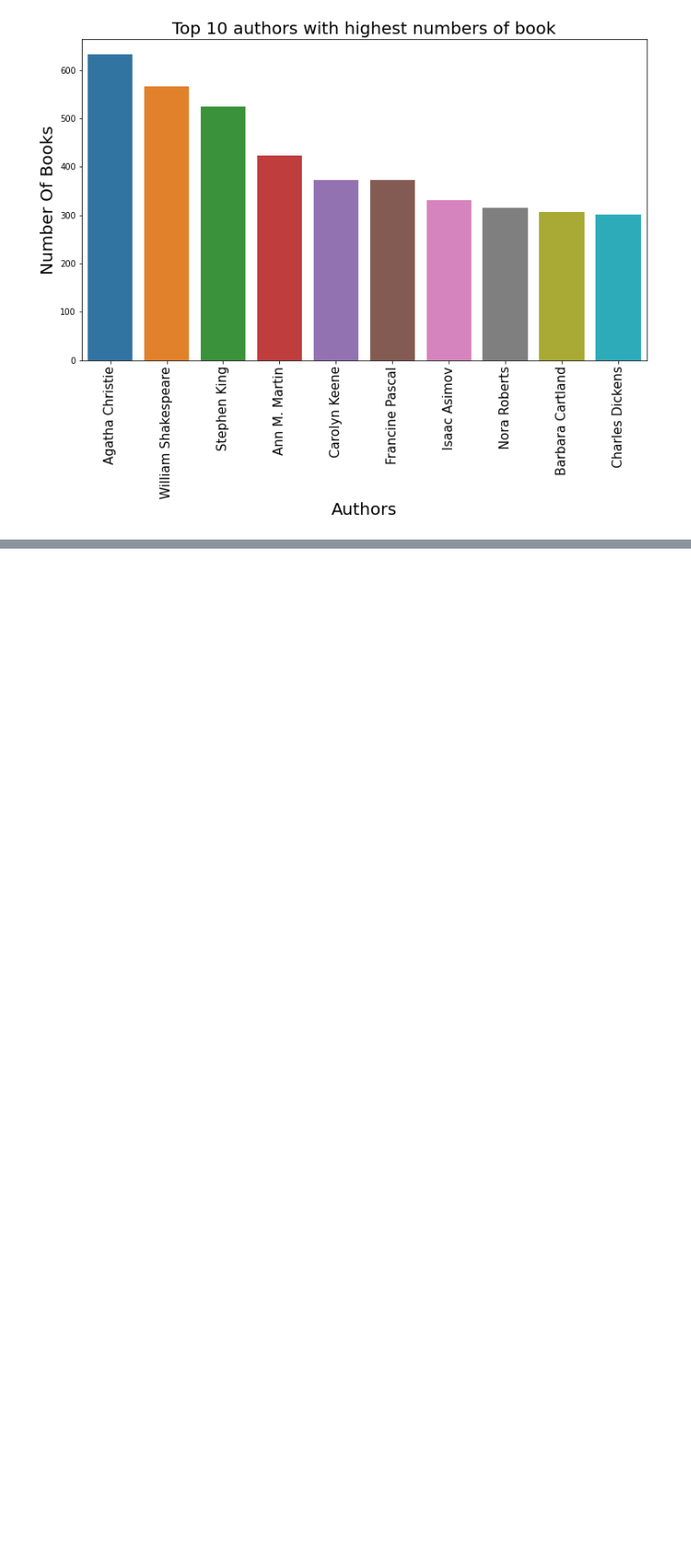
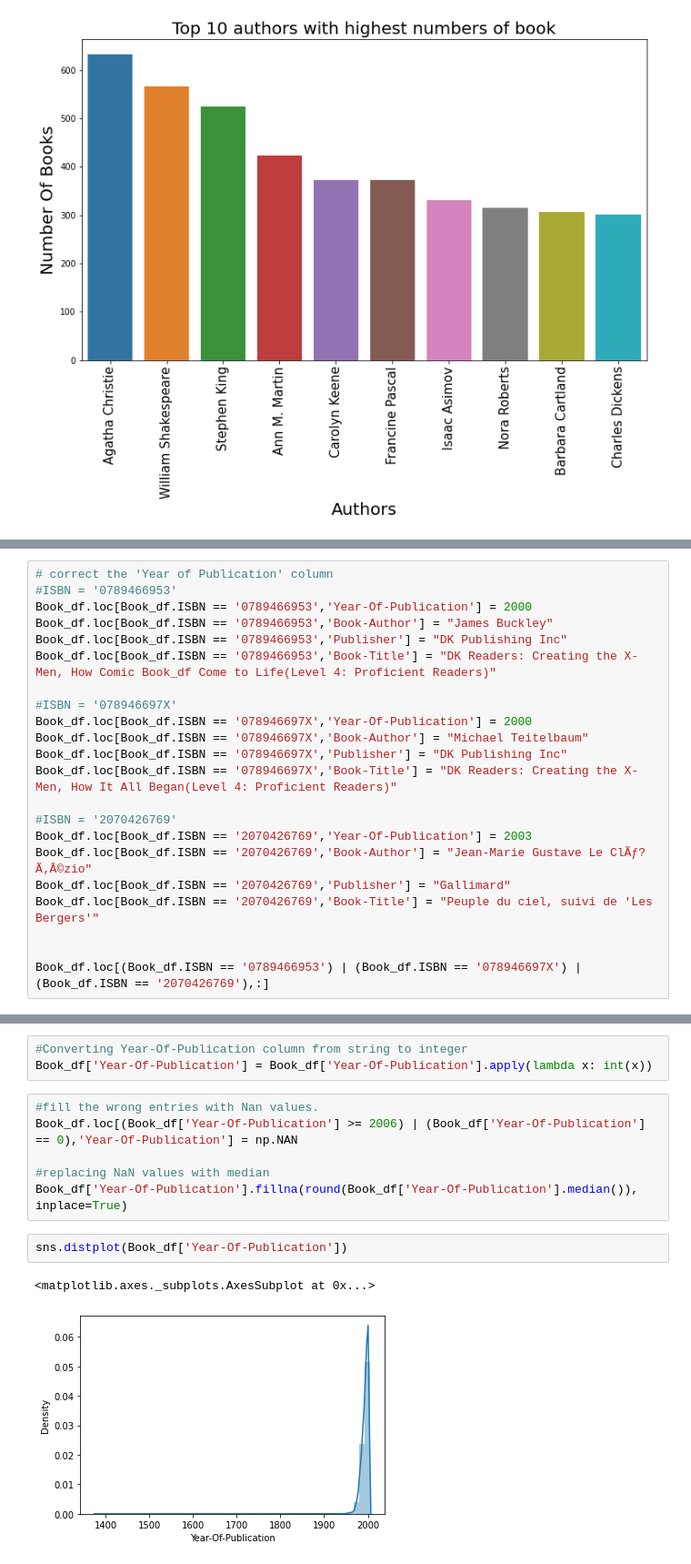
Before and after one commit to subodhsd/Book-Recommendation-System, a Jupyter notebook: Book_recomndation_system_final.ipynb, the cells around one changed output, grey strips where cells are left out. Shown at 91% size. Drawn from its saved outputs; the diff is of its cells as text; blank space fills up the shorter version.

```diff
--- a/Book_recomndation_system_final.ipynb
+++ b/Book_recomndation_system_final.ipynb
@@ -192,0 +223,22 @@ Text(0, 0.5, 'Number Of Books')
+# %%
+# correct the 'Year of Publication' column
+#ISBN = '0789466953'
+Book_df.loc[Book_df.ISBN == '0789466953','Year-Of-Publication'] = 2000
+Book_df.loc[Book_df.ISBN == '0789466953','Book-Author'] = "James Buckley"
+Book_df.loc[Book_df.ISBN == '0789466953','Publisher'] = "DK Publishing Inc"
+Book_df.loc[Book_df.ISBN == '0789466953','Book-Title'] = "DK Readers: Creating the X-Men, How Comic Book_df Come to Life(Level 4: Proficient Readers)"
+
+#ISBN = '078946697X'
+Book_df.loc[Book_df.ISBN == '078946697X','Year-Of-Publication'] = 2000
+Book_df.loc[Book_df.ISBN == '078946697X','Book-Author'] = "Michael Teitelbaum"
+Book_df.loc[Book_df.ISBN == '078946697X','Publisher'] = "DK Publishing Inc"
+Book_df.loc[Book_df.ISBN == '078946697X','Book-Title'] = "DK Readers: Creating the X-Men, How It All Began(Level 4: Proficient Readers)"
+
+#ISBN = '2070426769'
+Book_df.loc[Book_df.ISBN == '2070426769','Year-Of-Publication'] = 2003
+Book_df.loc[Book_df.ISBN == '2070426769','Book-Author'] = "Jean-Marie Gustave Le ClÃƒ?Ã‚Â©zio"
+Book_df.loc[Book_df.ISBN == '2070426769','Publisher'] = "Gallimard"
+Book_df.loc[Book_df.ISBN == '2070426769','Book-Title'] = "Peuple du ciel, suivi de 'Les Bergers'"
+
+
+Book_df.loc[(Book_df.ISBN == '0789466953') | (Book_df.ISBN == '078946697X') | (Book_df.ISBN == '2070426769'),:]
@@ -192,0 +250,14 @@ Text(0, 0.5, 'Number Of Books')
+# %%
+#Converting Year-Of-Publication column from string to integer
+Book_df['Year-Of-Publication'] = Book_df['Year-Of-Publication'].apply(lambda x: int(x))
+# %%
+#fill the wrong entries with Nan values.
+Book_df.loc[(Book_df['Year-Of-Publication'] >= 2006) | (Book_df['Year-Of-Publication'] == 0),'Year-Of-Publication'] = np.NAN
+
+#replacing NaN values with median
+Book_df['Year-Of-Publication'].fillna(round(Book_df['Year-Of-Publication'].median()), inplace=True)
+# %%
+sns.distplot(Book_df['Year-Of-Publication'])
+# %% [output]
+<matplotlib.axes._subplots.AxesSubplot at 0x...>
+[figure, added]
```
Also changed, not shown: parts of 36 cells of this notebook.
